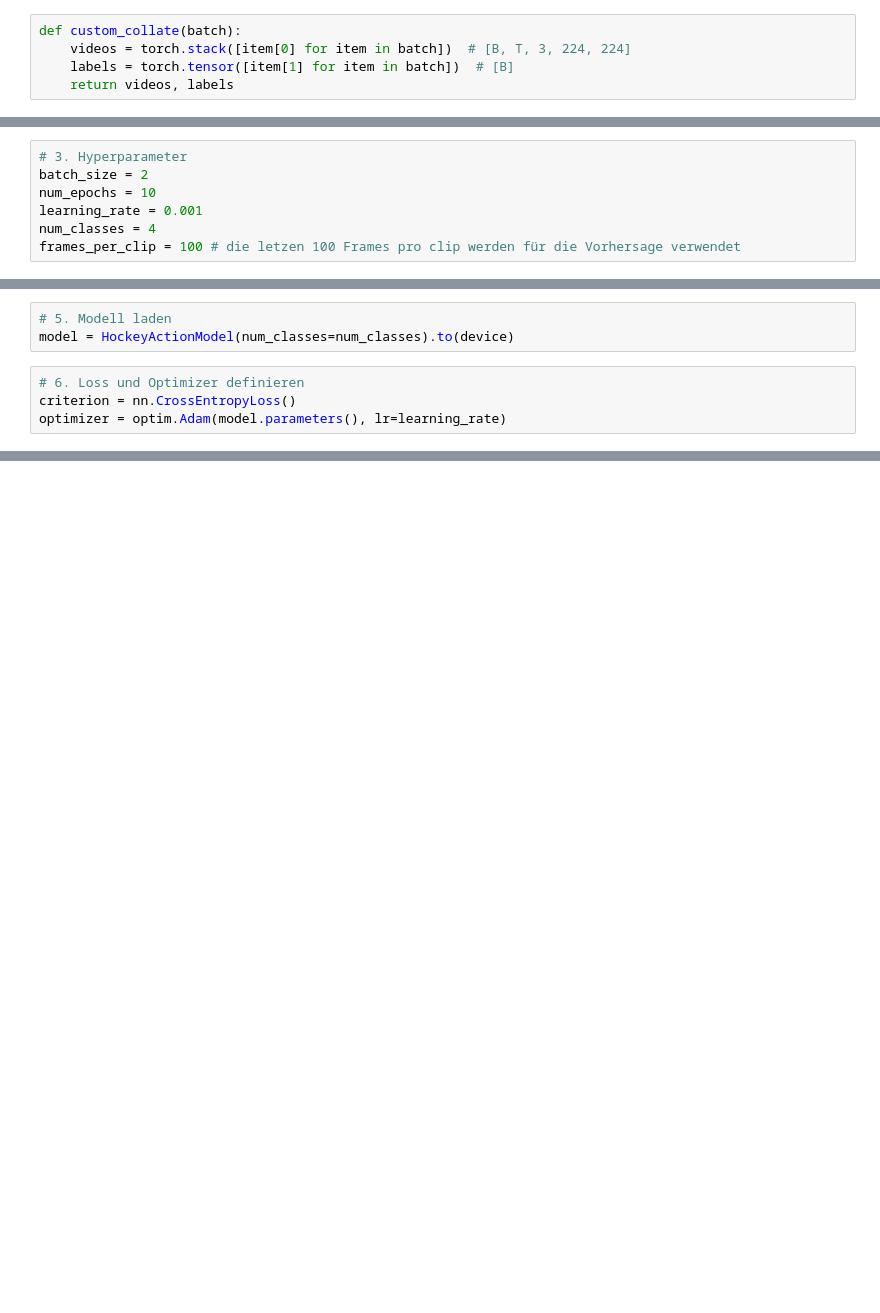
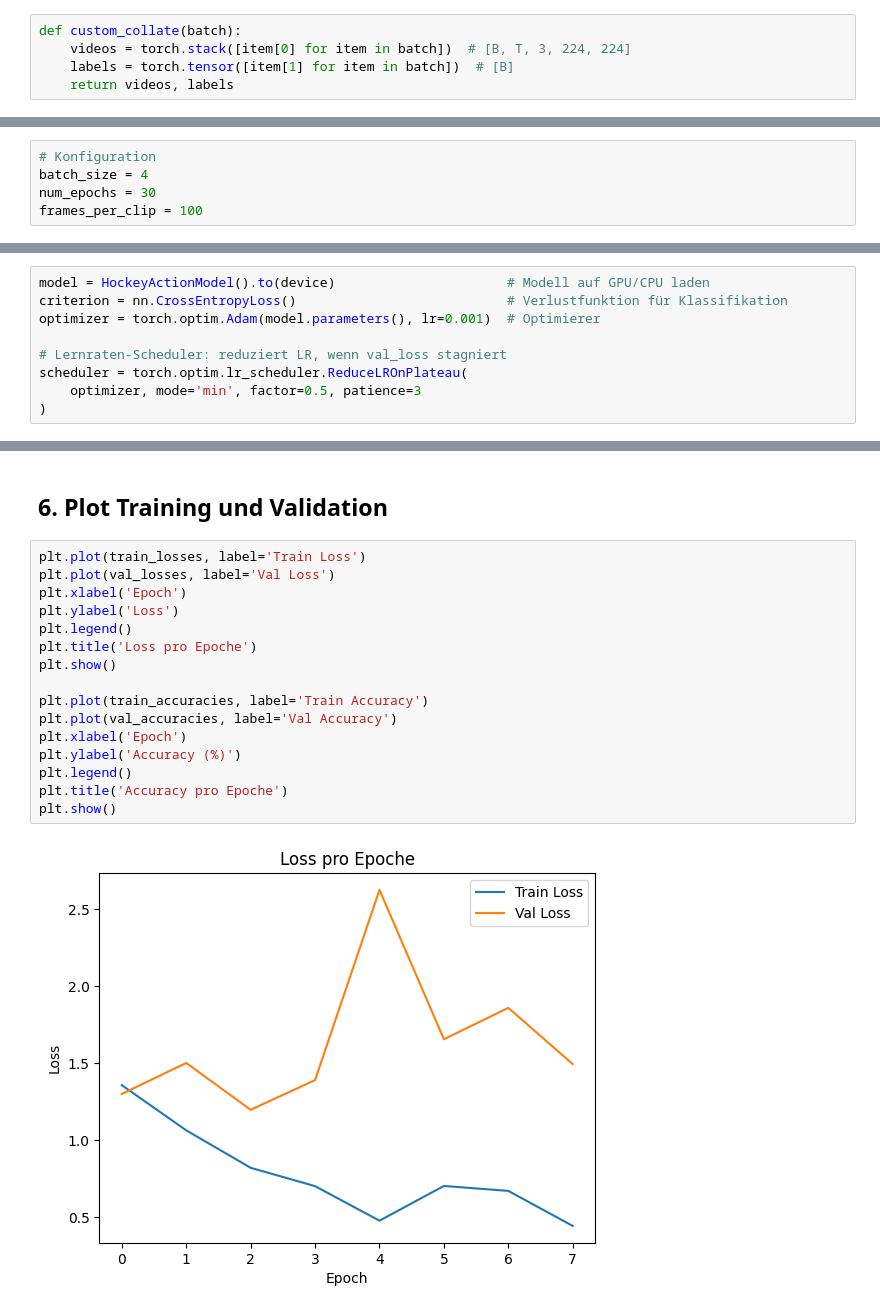
Before and after one commit to Reimser/ml_picture_recognition, a Jupyter notebook: train.ipynb, the cells around one changed output, grey strips where cells are left out. Drawn from its saved outputs; the diff is of its cells as text; blank space fills up the shorter version.

```diff
--- a/train.ipynb
+++ b/train.ipynb
@@ -36,7 +33,5 @@ AttributeError: 'list' object has no attribute 'shape'
 # %%
-# 3. Hyperparameter
-batch_size = 2
-num_epochs = 10
-learning_rate = 0.001
-num_classes = 4
-frames_per_clip = 100 # die letzen 100 Frames pro clip werden für die Vorhersage verwendet
+# Konfiguration
+batch_size = 4
+num_epochs = 30
+frames_per_clip = 100
@@ -70,7 +74,9 @@ train_loader = DataLoader(
 # %%
-# 5. Modell laden
-model = HockeyActionModel(num_classes=num_classes).to(device)
+model = HockeyActionModel().to(device)                      # Modell auf GPU/CPU laden
+criterion = nn.CrossEntropyLoss()                           # Verlustfunktion für Klassifikation
+optimizer = torch.optim.Adam(model.parameters(), lr=0.001)  # Optimierer
+
+# Lernraten-Scheduler: reduziert LR, wenn val_loss stagniert
+scheduler = torch.optim.lr_scheduler.ReduceLROnPlateau(
+    optimizer, mode='min', factor=0.5, patience=3
+)
-# %%
-# 6. Loss und Optimizer definieren
-criterion = nn.CrossEntropyLoss()
-optimizer = optim.Adam(model.parameters(), lr=learning_rate)
@@ -105,0 +169,20 @@ TypeError: expected Tensor as element 0 in argument 0, but got list
+# %% [markdown]
+## 6. Plot Training und Validation
+# %%
+plt.plot(train_losses, label='Train Loss')
+plt.plot(val_losses, label='Val Loss')
+plt.xlabel('Epoch')
+plt.ylabel('Loss')
+plt.legend()
+plt.title('Loss pro Epoche')
+plt.show()
+
+plt.plot(train_accuracies, label='Train Accuracy')
+plt.plot(val_accuracies, label='Val Accuracy')
+plt.xlabel('Epoch')
+plt.ylabel('Accuracy (%)')
+plt.legend()
+plt.title('Accuracy pro Epoche')
+plt.show()
+# %% [output]
+[figure, added]
```
Also changed, not shown: parts of 14 cells of this notebook, 3 other files.
